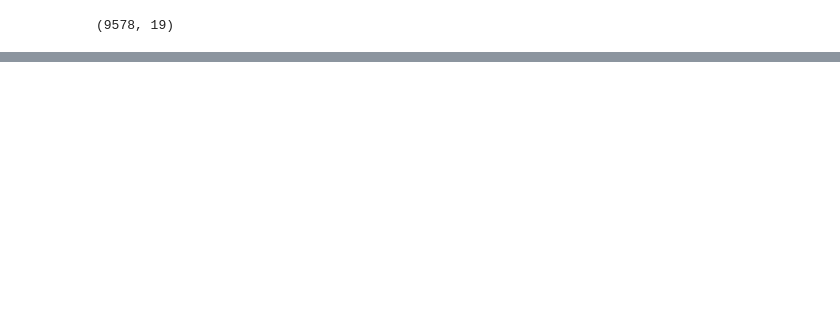
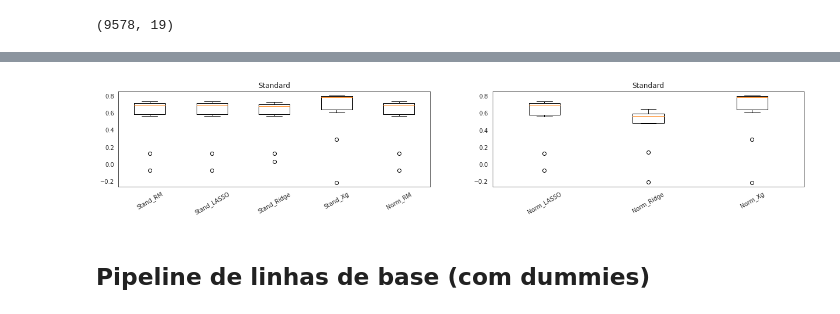
Before and after one commit to wander-asb/Emprestimos, a Jupyter notebook: emprestimos_previsao.ipynb, the cells around one changed output, grey strips where cells are left out. Drawn from its saved outputs; the diff is of its cells as text; code cells hidden in the pictures; blank space fills up the shorter version.

```diff
--- a/emprestimos_previsao.ipynb
+++ b/emprestimos_previsao.ipynb
@@ -400,0 +423,4 @@ df_emprestimos_dummies.shape
+# %%
+#Separação dos dados de treino e teste
+X_default = df_emprestimos.drop(['fico', 'purpose'], axis=1)
+y_default = df_emprestimos['fico']
@@ -400,0 +472,18 @@ df_emprestimos_dummies.shape
+# %%
+# boxplot de comparação dos algoritmos para cada pré-processamento
+fig = plt.figure(figsize=(21,3))
+
+for i in range(2):
+  j = i*5
+  k=(i+1)*5
+  ax = fig.add_subplot(1,2,i+1)
+  plt.boxplot(results[j:k])
+  ax.set_xticklabels(names[j:k])
+  plt.xticks(rotation=30)
+  ax.set_title(preprosetps[j])
+
+plt.show()
+# %% [output]
+[figure, added]
+# %% [markdown]
+## Pipeline de linhas de base (com dummies)
```
Also changed, not shown: parts of 13 cells of this notebook.
